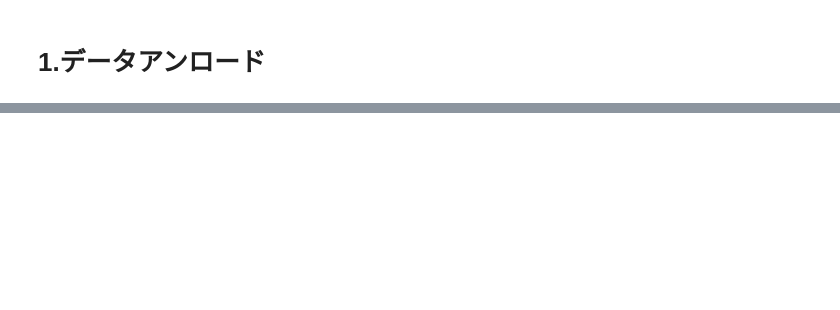
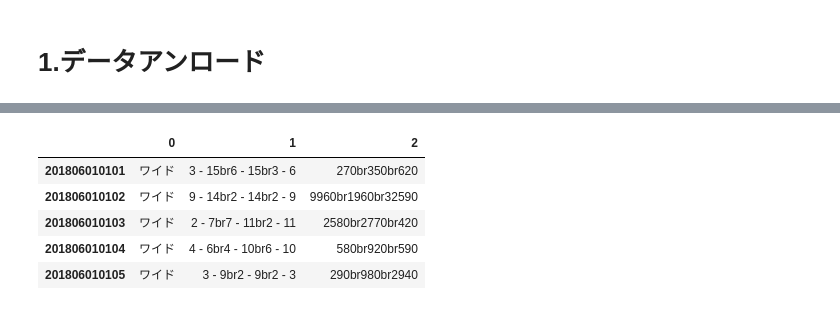
Before and after one commit to mk19828/keiba_2, a Jupyter notebook: keiba004_1.ipynb, the cells around one changed output, grey strips where cells are left out. Saved outputs shown, nothing was run; the diff lists cells and outputs as text; code cells hidden in the pictures; blank space fills up the shorter version.

```diff
--- a/keiba004_1.ipynb
+++ b/keiba004_1.ipynb
@@ -380,0 +502,9 @@ horse_results.head()
+# %%
+#000-010
+###　初回　必須　　0010-10
+### アンロード
+#race_info = pd.read_pickle('../data/race_info.pickle')
+#race_results = pd.read_pickle('../data/race_results.pickle')
+#horse_info = pd.read_pickle('../data/horse_info.pickle')
+#peds = pd.read_pickle('../data/horse_peds.pickle')
+race_return = pd.read_pickle('../data/race_return.pickle')
@@ -380,0 +652,9 @@ horse_results.head()
+# %%
+race_return_4.head()
+# %% [output]
+|  | 0 | 1 | 2 |
+| 201806010101 | ワイド | 3 - 15br6 - 15br3 - 6 | 270br350br620 |
+| 201806010102 | ワイド | 9 - 14br2 - 14br2 - 9 | 9960br1960br32590 |
+| 201806010103 | ワイド | 2 - 7br7 - 11br2 - 11 | 2580br2770br420 |
+| 201806010104 | ワイド | 4 - 6br4 - 10br6 - 10 | 580br920br590 |
+| 201806010105 | ワイド | 3 - 9br2 - 9br2 - 3 | 290br980br2940 |
```
Also changed, not shown: parts of 27 cells of this notebook, 1 other file.
